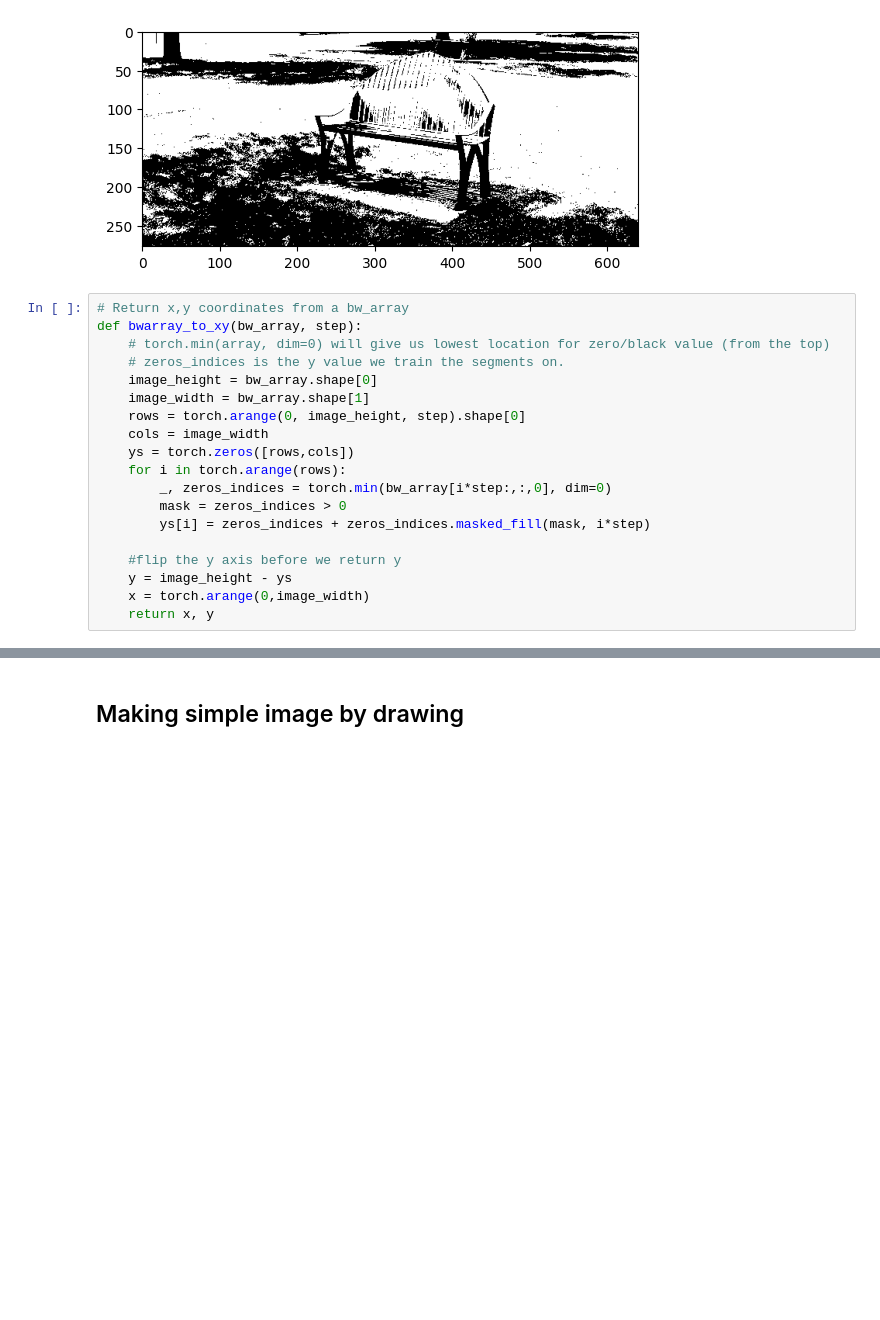
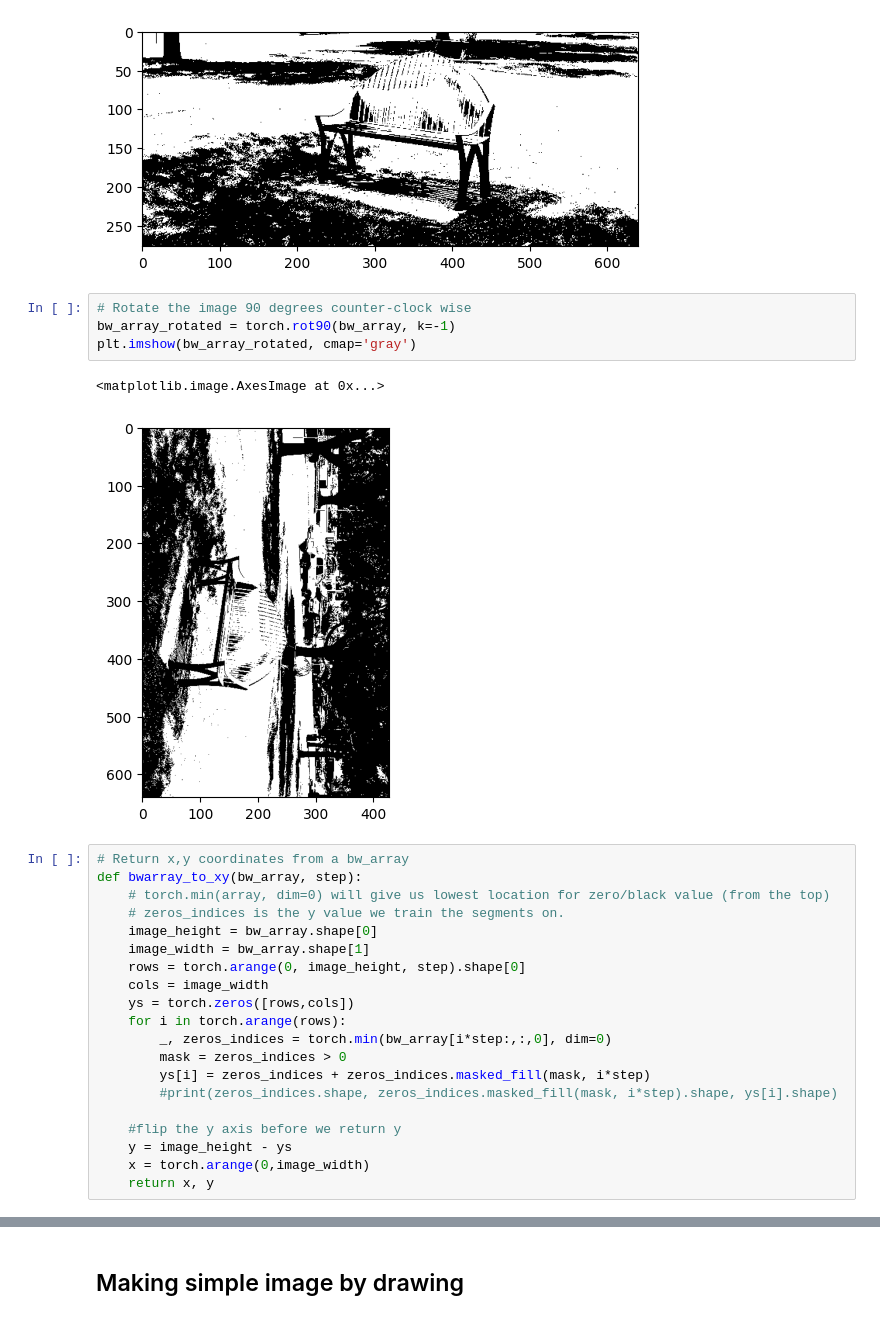
Before and after one commit to sjamthe/customNNexperiments, a Jupyter notebook: ImageUnderstanding-1.ipynb, the cells around one changed output, grey strips where cells are left out. Drawn from its saved outputs; the diff is of its cells as text; blank space fills up the shorter version.

```diff
--- a/ImageUnderstanding-1.ipynb
+++ b/ImageUnderstanding-1.ipynb
@@ -76,6 +76,13 @@ plt.imshow(bw_array[150:,:,0], cmap="gray")
 # %% [output]
 <matplotlib.image.AxesImage at 0x...>
 [figure]
+# %%
+# Rotate the image 90 degrees counter-clock wise
+bw_array_rotated = torch.rot90(bw_array, k=-1)
+plt.imshow(bw_array_rotated, cmap='gray')
+# %% [output]
+<matplotlib.image.AxesImage at 0x...>
+[figure, added]
 # %%
 # Return x,y coordinates from a bw_array
 def bwarray_to_xy(bw_array, step):
@@ -90,6 +97,7 @@ def bwarray_to_xy(bw_array, step):
         _, zeros_indices = torch.min(bw_array[i*step:,:,0], dim=0)
         mask = zeros_indices > 0
         ys[i] = zeros_indices + zeros_indices.masked_fill(mask, i*step)
+        #print(zeros_indices.shape, zeros_indices.masked_fill(mask, i*step).shape, ys[i].shape)
 
     #flip the y axis before we return y
     y = image_height - ys
```
Also changed, not shown: parts of 3 cells of this notebook.
